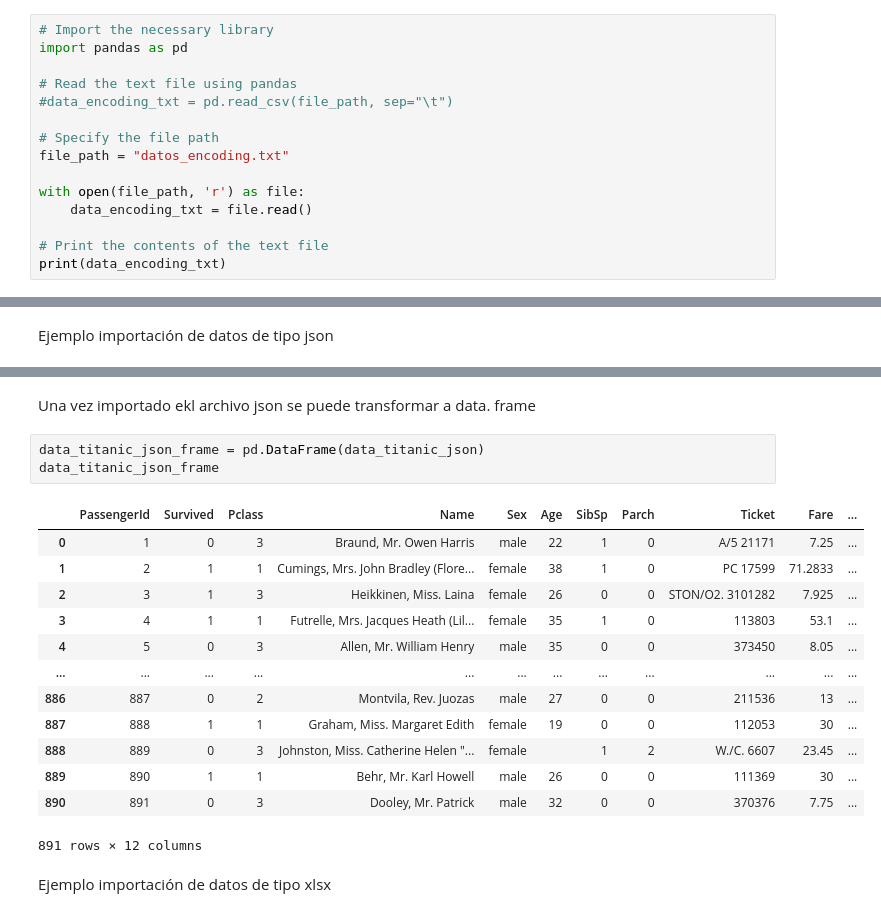
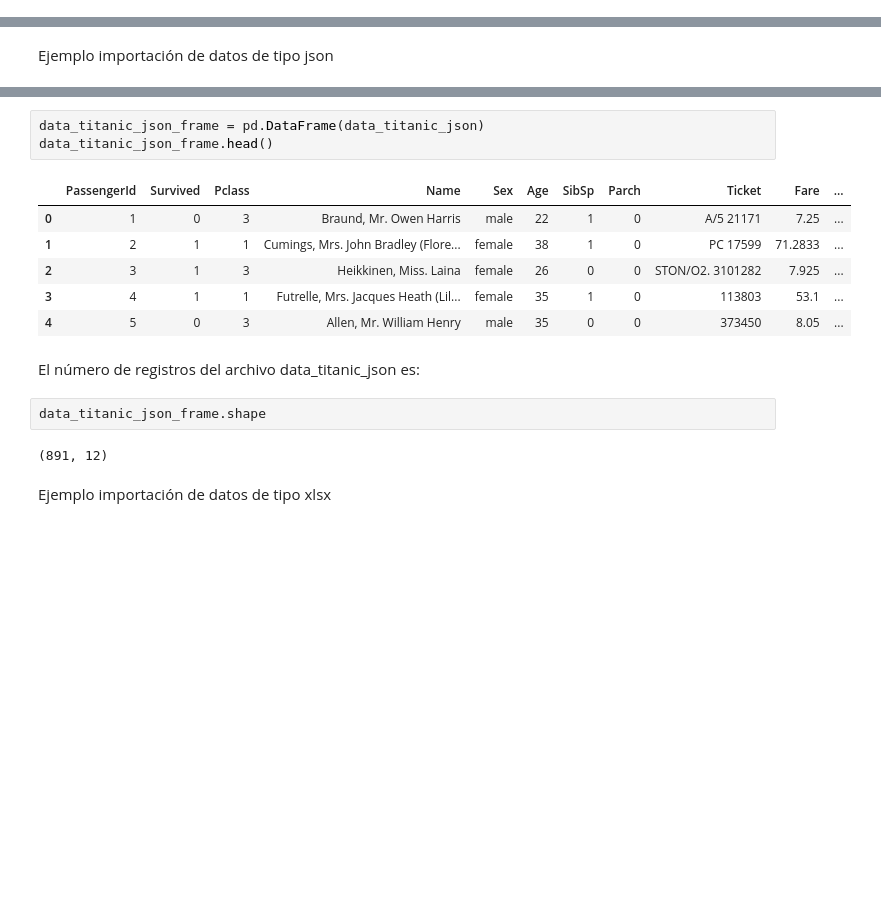
Before and after one commit to Sergio-Ibarra-1795/Diplomado_UNAM_DC_Full_gitHub, a Jupyter notebook: Modulo5_Manipulacion_datos/Ibarra_Sergio_Modulo5_Practica1.ipynb, the cells around one changed output, grey strips where cells are left out. Saved outputs shown, nothing was run; the diff lists cells and outputs as text; blank space fills up the shorter version.

Commit message:
Completando PRACTICA1 del modulo 5 de Manipulacion de datos con Python

```diff
--- a/Modulo5_Manipulacion_datos/Ibarra_Sergio_Modulo5_Practica1.ipynb
+++ b/Modulo5_Manipulacion_datos/Ibarra_Sergio_Modulo5_Practica1.ipynb
@@ -7,18 +7,3 @@
 ##### Leer archivos de diferente formato
 # %% [markdown]
 Ejemplo importación de datos de tipo txt
-# %%
-# Import the necessary library
-import pandas as pd
-
-# Read the text file using pandas
-#data_encoding_txt = pd.read_csv(file_path, sep="\t")
-
-# Specify the file path
-file_path = "datos_encoding.txt"
-
-with open(file_path, 'r') as file:
-    data_encoding_txt = file.read()
-
-# Print the contents of the text file
-print(data_encoding_txt)
@@ -94,22 +63,19 @@ data_titanic_json
-# %% [markdown]
-Una vez importado ekl archivo json se puede transformar a data. frame
 # %%
 data_titanic_json_frame = pd.DataFrame(data_titanic_json)
-data_titanic_json_frame
+data_titanic_json_frame.head()
 # %% [output]
 |  | PassengerId | Survived | Pclass | Name | Sex | Age | SibSp | Parch | Ticket | Fare | ... |
 | 0 | 1 | 0 | 3 | Braund, Mr. Owen Harris | male | 22 | 1 | 0 | A/5 21171 | 7.25 | ... |
 | 1 | 2 | 1 | 1 | Cumings, Mrs. John Bradley (Flore... | female | 38 | 1 | 0 | PC 17599 | 71.2833 | ... |
 | 2 | 3 | 1 | 3 | Heikkinen, Miss. Laina | female | 26 | 0 | 0 | STON/O2. 3101282 | 7.925 | ... |
 | 3 | 4 | 1 | 1 | Futrelle, Mrs. Jacques Heath (Lil... | female | 35 | 1 | 0 | 113803 | 53.1 | ... |
 | 4 | 5 | 0 | 3 | Allen, Mr. William Henry | male | 35 | 0 | 0 | 373450 | 8.05 | ... |
-| ... | ... | ... | ... | ... | ... | ... | ... | ... | ... | ... | ... |
-| 886 | 887 | 0 | 2 | Montvila, Rev. Juozas | male | 27 | 0 | 0 | 211536 | 13 | ... |
-| 887 | 888 | 1 | 1 | Graham, Miss. Margaret Edith | female | 19 | 0 | 0 | 112053 | 30 | ... |
-| 888 | 889 | 0 | 3 | Johnston, Miss. Catherine Helen "... | female |  | 1 | 2 | W./C. 6607 | 23.45 | ... |
-| 889 | 890 | 1 | 1 | Behr, Mr. Karl Howell | male | 26 | 0 | 0 | 111369 | 30 | ... |
-| 890 | 891 | 0 | 3 | Dooley, Mr. Patrick | male | 32 | 0 | 0 | 370376 | 7.75 | ... |
-891 rows × 12 columns
+# %% [markdown]
+El número de registros del archivo data_titanic_json es:
+# %%
+data_titanic_json_frame.shape
+# %% [output]
+(891, 12)
 # %% [markdown]
 Ejemplo importación de datos de tipo xlsx
 # %%
```
Also changed, not shown: parts of 34 cells of this notebook, 2 other files.
